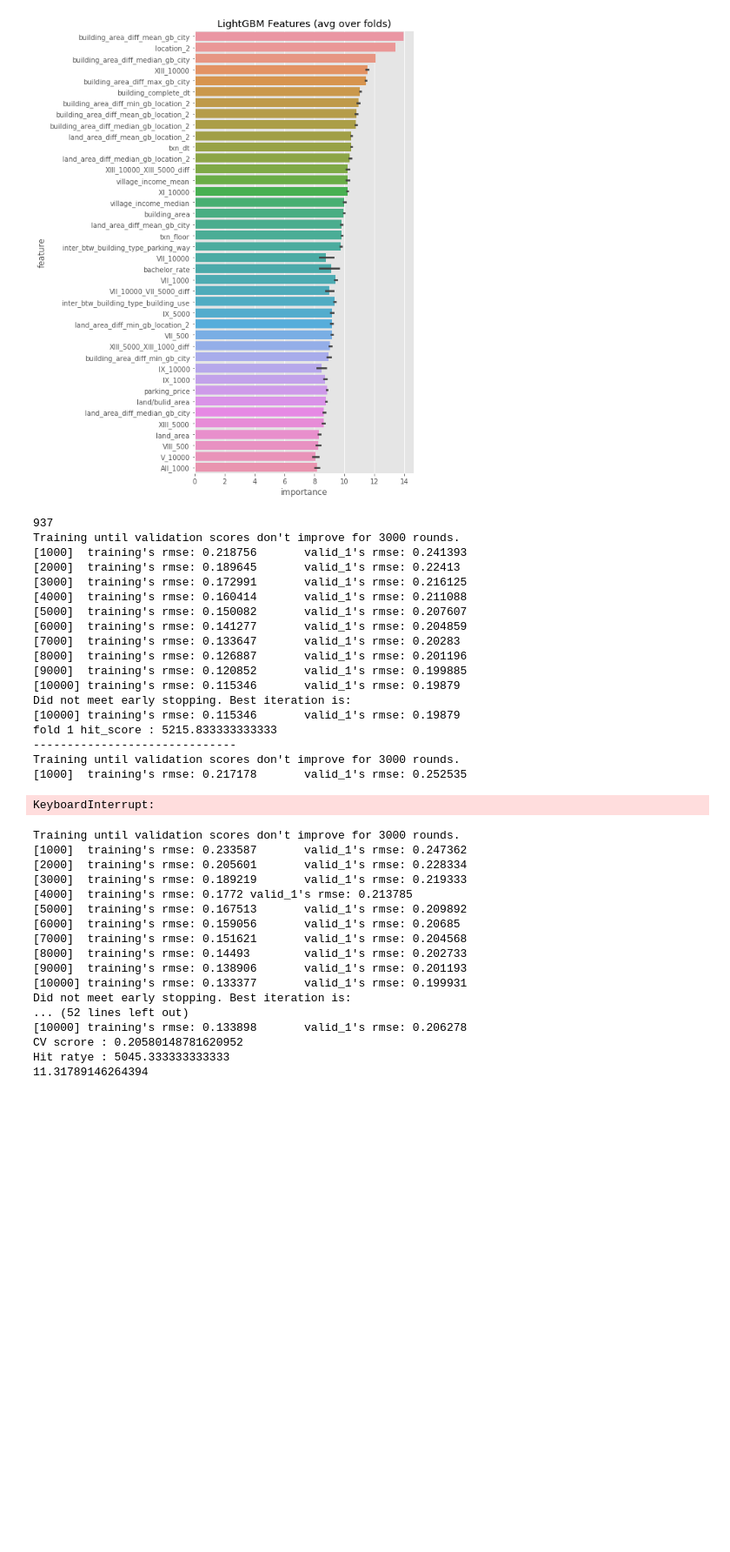
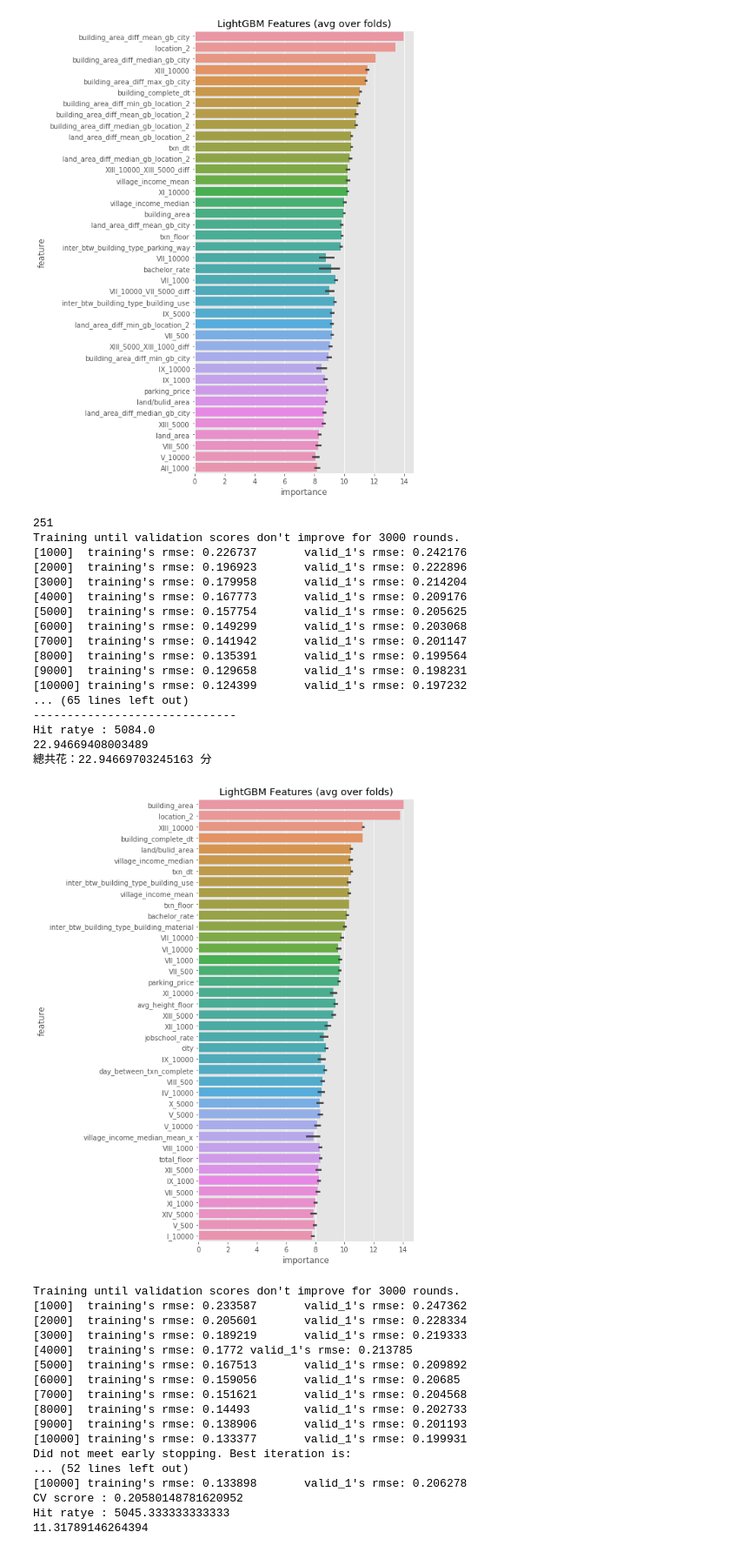
Before and after one commit to phacus/T-Brain_competition_predict_house_price, a Jupyter notebook: Model.ipynb, the cells around one changed output. Shown at 87% size. Drawn from its saved outputs; the diff is of its cells as text; code cells hidden in the pictures; blank space fills up the shorter version.

```diff
--- a/Model.ipynb
+++ b/Model.ipynb
@@ -104,7 +99,12 @@ def Submission(Ids, preds):
 # %%
 def lgb_model(split_num, train, test,features, stratified = False, if_one_hot = True):
 
-    category_cols = ['building_material','building_use','city', 'location_2', 'inter_btw_building_type_parking_way','inter_btw_building_type_building_use','inter_btw_building_type_building_material','inter_btw_parking_way_building_use','inter_btw_parking_way_building_material','inter_btw_building_use_building_material']
+    category_cols = ['building_material',
+ 'building_use',
+ 'location_2', 'city',
+ 'inter_btw_building_type_building_use',
+ 'inter_btw_building_type_building_material',
+ 'inter_btw_building_use_building_material']
     if stratified:
         kf = StratifiedKFold(n_splits = split_num, random_state = 42, shuffle = True)
     else :
@@ -262,32 +262,31 @@ Hit ratye : 5197.833333333334
 # %%
 #1
 begin = time.time()
-features = [i for i in train.columns if i not in ['building_id', 'total_price','total_price_log']]
+features = [i for i in train.columns if i not in ['building_id', 'total_price','total_price_log','land_area']]
 prediction, oof = lgb_model(5, train, test, features, stratified = False, if_one_hot = False)
 oof = np.expm1(oof)
 print((time.time() - begin) / 60)
 print('總共花：{} 分'.format((time.time() - begin) / 60))
 Submission(test['building_id'], prediction)
 # %% [output]
-937
+251
 Training until validation scores don't improve for 3000 rounds.
-[1000]  training's rmse: 0.218756       valid_1's rmse: 0.241393
-[2000]  training's rmse: 0.189645       valid_1's rmse: 0.22413
-[3000]  training's rmse: 0.172991       valid_1's rmse: 0.216125
-[4000]  training's rmse: 0.160414       valid_1's rmse: 0.211088
-[5000]  training's rmse: 0.150082       valid_1's rmse: 0.207607
-[6000]  training's rmse: 0.141277       valid_1's rmse: 0.204859
-[7000]  training's rmse: 0.133647       valid_1's rmse: 0.20283
-[8000]  training's rmse: 0.126887       valid_1's rmse: 0.201196
-[9000]  training's rmse: 0.120852       valid_1's rmse: 0.199885
-[10000] training's rmse: 0.115346       valid_1's rmse: 0.19879
-Did not meet early stopping. Best iteration is:
-[10000] training's rmse: 0.115346       valid_1's rmse: 0.19879
-fold 1 hit_score : 5215.833333333333
+[1000]  training's rmse: 0.226737       valid_1's rmse: 0.242176
+[2000]  training's rmse: 0.196923       valid_1's rmse: 0.222896
+[3000]  training's rmse: 0.179958       valid_1's rmse: 0.214204
+[4000]  training's rmse: 0.167773       valid_1's rmse: 0.209176
+[5000]  training's rmse: 0.157754       valid_1's rmse: 0.205625
+[6000]  training's rmse: 0.149299       valid_1's rmse: 0.203068
+[7000]  training's rmse: 0.141942       valid_1's rmse: 0.201147
+[8000]  training's rmse: 0.135391       valid_1's rmse: 0.199564
+[9000]  training's rmse: 0.129658       valid_1's rmse: 0.198231
+[10000] training's rmse: 0.124399       valid_1's rmse: 0.197232
+... (65 lines left out)
 ------------------------------
-Training until validation scores don't improve for 3000 rounds.
-[1000]  training's rmse: 0.217178       valid_1's rmse: 0.252535
+Hit ratye : 5084.0
+22.94669408003489
+總共花：22.94669703245163 分
-KeyboardInterrupt:
+[figure, added]
 # %%
 #1
 begin = time.time()
```
Also changed, not shown: parts of 4 cells of this notebook, 5 other files.
